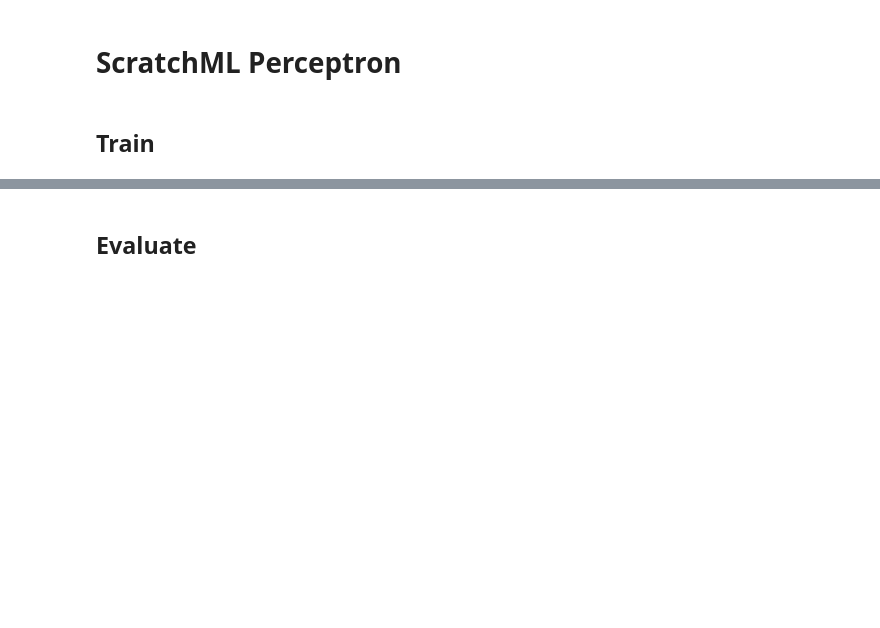
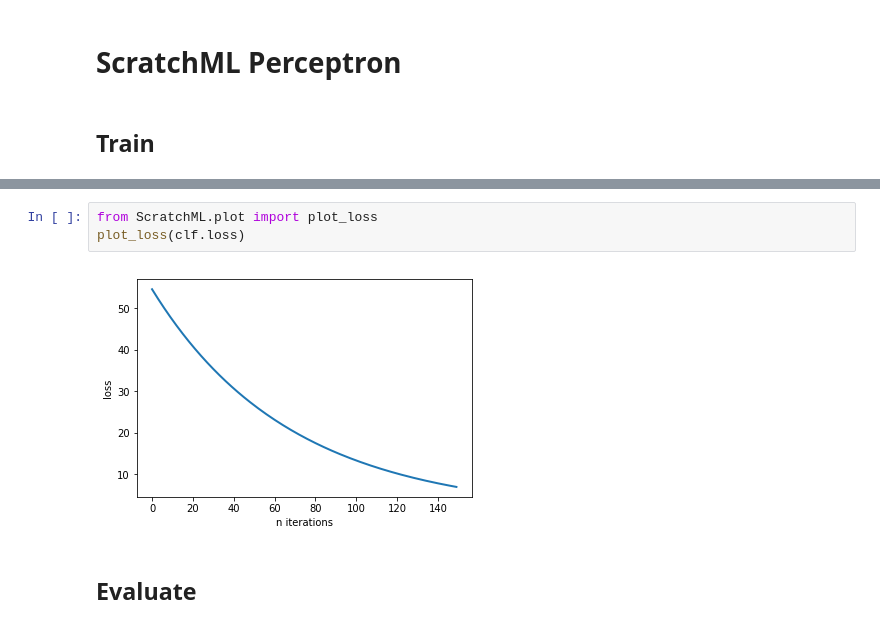
Before and after one commit to commonai/ScratchML, a Jupyter notebook: examples/Perceptron.ipynb, the cells around one changed output, grey strips where cells are left out. Cells and saved outputs as stored; diff of their text form; blank space fills up the shorter version.

```diff
--- a/examples/Perceptron.ipynb
+++ b/examples/Perceptron.ipynb
@@ -55,3 +49,8 @@ Text(0,0.5,'loss')
+# %%
+from ScratchML.plot import plot_loss
+plot_loss(clf.loss)
+# %% [output]
+[figure, added]
 # %% [markdown]
 ## Evaluate
 # %%
```
Also changed, not shown: parts of 6 cells of this notebook, 8 other files.
